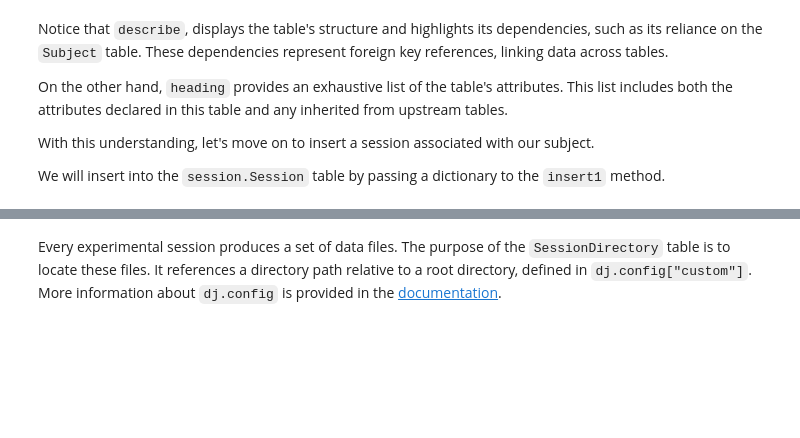
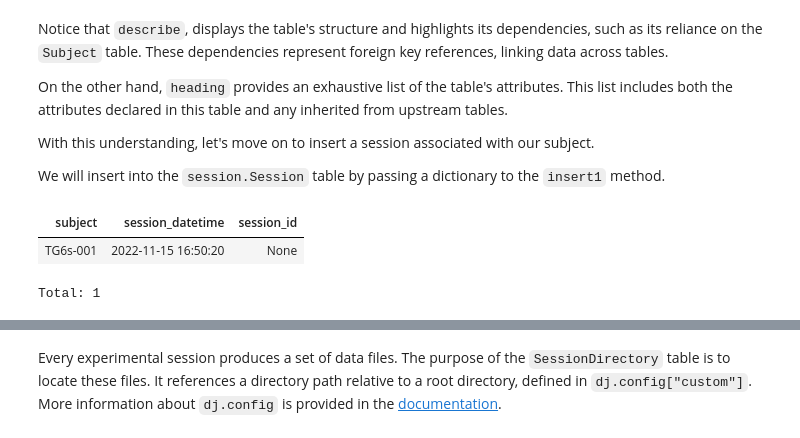
Before and after one commit to MasaharuInada/element-calcium-imaging, a Jupyter notebook: notebooks/tutorial_local.ipynb, the cells around one changed output, grey strips where cells are left out. Drawn from its saved outputs; the diff is of its cells as text; code cells hidden in the pictures; blank space fills up the shorter version.

```diff
--- a/notebooks/tutorial_local.ipynb
+++ b/notebooks/tutorial_local.ipynb
@@ -154,0 +220,6 @@ session_key = dict(subject="subject2", session_datetime="2022-11-15 17:27:15")
+# %%
+session.Session()
+# %% [output]
+| subject | session_datetime | session_id |
+| TG6s-001 | 2022-11-15 16:50:20 | None |
+Total: 1
```
Also changed, not shown: parts of 32 cells of this notebook, 5 other files.
